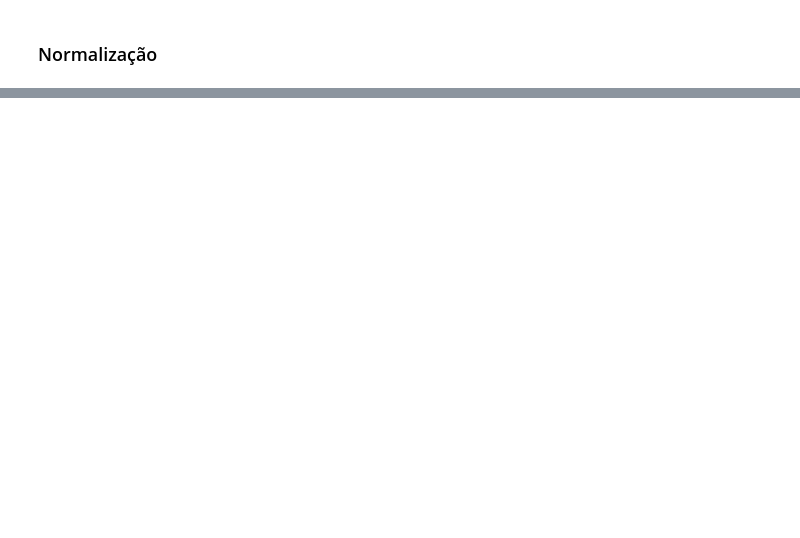
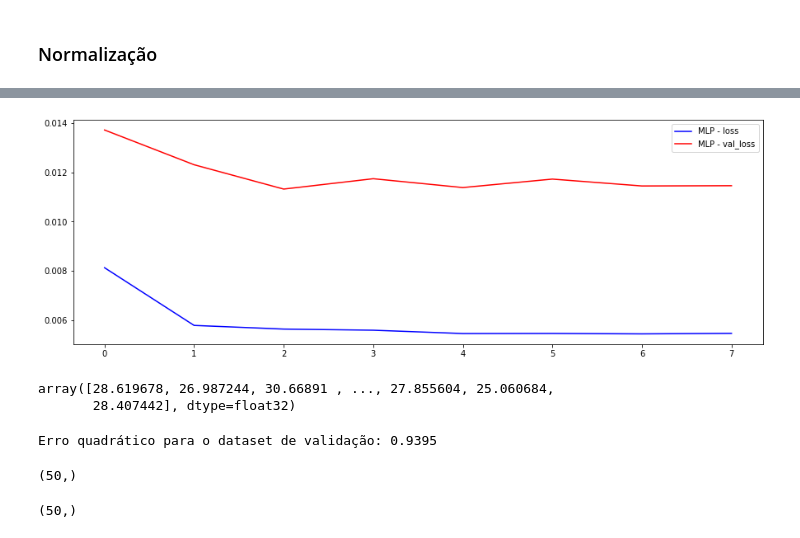
Before and after one commit to helvecioneto/CAP-351, a Jupyter notebook: 01-MLP.ipynb, the cells around one changed output, grey strips where cells are left out. Drawn from its saved outputs; the diff is of its cells as text; code cells hidden in the pictures; blank space fills up the shorter version.

```diff
--- a/01-MLP.ipynb
+++ b/01-MLP.ipynb
@@ -343,5 +456,34 @@ save_best = ModelCheckpoint(save_weights_at, monitor='val_loss',verbose=1,
+# %%
+path_checkpoint = 'MLP_EX02.keras'
+callback_checkpoint = ModelCheckpoint(filepath=path_checkpoint,
+                                      monitor='val_loss',
+                                      verbose=1,
+                                      save_weights_only=True,
+                                      save_best_only=True)
+
+callback_early_stopping = EarlyStopping(monitor='val_loss',
+                                        patience=5, verbose=1)
+
+callback_tensorboard = TensorBoard(log_dir='./MLP02_logs/',
+                                   histogram_freq=0,
+                                   write_graph=True,
+                                   write_images=True)
+
+callback_early_stopping = EarlyStopping(monitor='val_loss',
+                                        patience=5, verbose=1)
+
+callback_reduce_lr = ReduceLROnPlateau(monitor='val_loss',
+                                       factor=0.1,
+                                       min_lr=1e-4,
+                                       patience=0,
+                                       verbose=1)
+
+callbacks = [callback_early_stopping,
+             callback_checkpoint,
+             callback_tensorboard,
+             callback_reduce_lr]
 # %%
-# Fit function
-ts_model.fit(x=X_train_mta, y=y_train_mta, batch_size=16, epochs=15,
-             verbose=1, callbacks=[save_best], validation_data=(X_val_mta, y_val_mta),
+# Função FIT
+MLP02 = ts_model.fit(x=X_train_mta, y=y_train_mta, batch_size=16, epochs=20,
+             verbose=1, callbacks=callbacks, validation_data=(X_val_mta, y_val_mta),
              shuffle=True)
@@ -347,0 +508,8 @@ ts_model.fit(x=X_train_mta, y=y_train_mta, batch_size=16, epochs=15,
+# %%
+plt.figure(figsize=(15,5))
+plt.plot(MLP02.history['loss'], label='MLP - loss',color='blue')
+plt.plot(MLP02.history['val_loss'], label='MLP - val_loss',color='red')
+plt.legend()
+plt.show()
+# %% [output]
+[figure, added]
@@ -347,0 +522,5 @@ ts_model.fit(x=X_train_mta, y=y_train_mta, batch_size=16, epochs=15,
+# %%
+pred_PRES
+# %% [output]
+array([28.619678, 26.987244, 30.66891 , ..., 27.855604, 25.060684,
+       28.407442], dtype=float32)
@@ -347,0 +534,13 @@ ts_model.fit(x=X_train_mta, y=y_train_mta, batch_size=16, epochs=15,
+# %%
+r2 = r2_score(df_val_mta['TempBulboSeco'][:-3], pred_PRES)
+print('Erro quadrático para o dataset de validação:', round(r2,4))
+# %% [output]
+Erro quadrático para o dataset de validação: 0.9395
+# %%
+pred_PRES[:50].shape
+# %% [output]
+(50,)
+# %%
+df_val_mta['TempBulboSeco'].loc[7:56].shape
+# %% [output]
+(50,)
```
Also changed, not shown: parts of 36 cells of this notebook.
